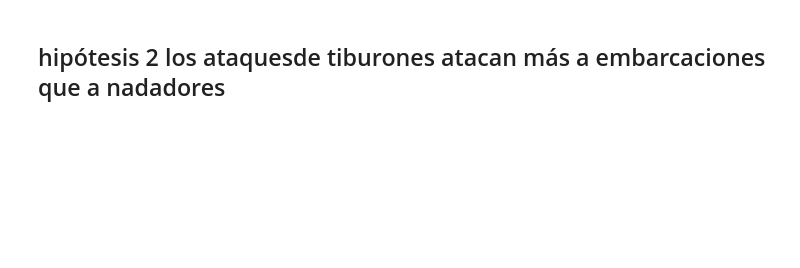
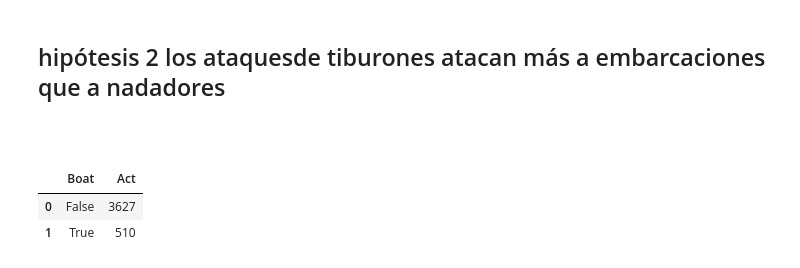
Before and after one commit to data2021oct/sharks, a Jupyter notebook: analysis.ipynb, the cells around one changed output. Saved outputs shown, nothing was run; the diff lists cells and outputs as text; code cells hidden in the pictures; blank space fills up the shorter version.

```diff
--- a/analysis.ipynb
+++ b/analysis.ipynb
@@ -106,6 +119,10 @@ fig.show()
 # %% [markdown]
 ####
 # %%
-Tipo = anual.groupby("Type")["Activity"].count().reset_index()
+Tipo = anual.groupby("Boat")["Act"].count().reset_index()
 Tipo
+# %% [output]
+|  | Boat | Act |
+| 0 | False | 3627 |
+| 1 | True | 510 |
 # %%
```
Also changed, not shown: parts of 11 cells of this notebook, 1 other file.
